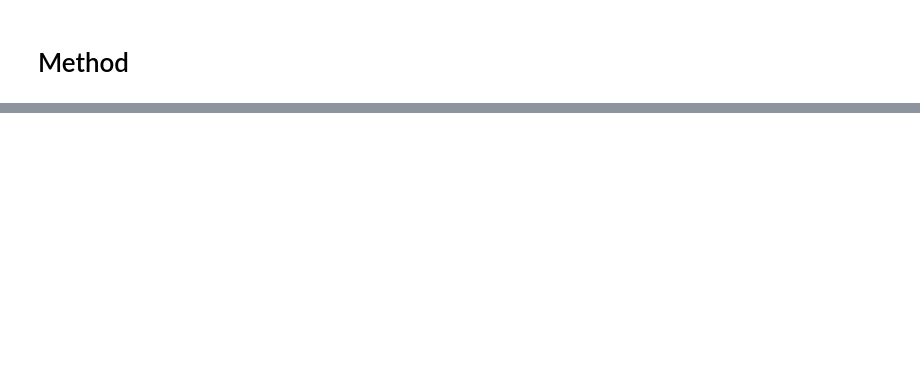
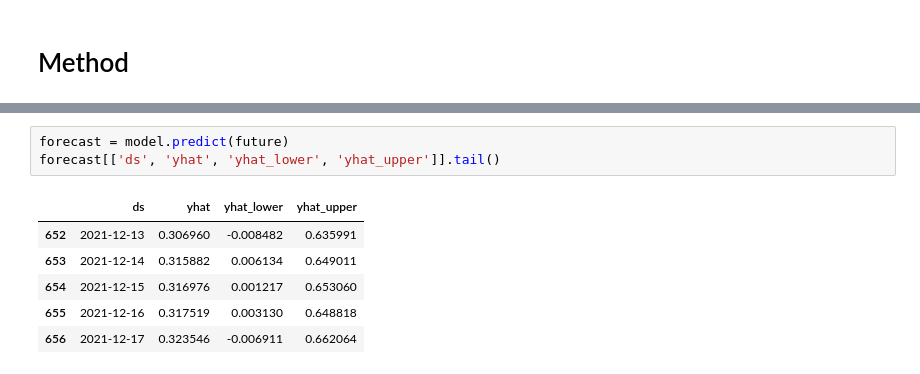
Before and after one commit to ariefahshalihah/jabar-movement-2020, a Jupyter notebook: jabar_movements_2020.ipynb, the cells around one changed output, grey strips where cells are left out. Saved outputs shown, nothing was run; the diff lists cells and outputs as text; blank space fills up the shorter version.

```diff
--- a/jabar_movements_2020.ipynb
+++ b/jabar_movements_2020.ipynb
@@ -144,0 +212,10 @@ Text(0, 0.5, 'Ratio Single Tile Users')
+# %%
+forecast = model.predict(future)
+forecast[['ds', 'yhat', 'yhat_lower', 'yhat_upper']].tail()
+# %% [output]
+|  | ds | yhat | yhat_lower | yhat_upper |
+| 652 | 2021-12-13 | 0.306960 | -0.008482 | 0.635991 |
+| 653 | 2021-12-14 | 0.315882 | 0.006134 | 0.649011 |
+| 654 | 2021-12-15 | 0.316976 | 0.001217 | 0.653060 |
+| 655 | 2021-12-16 | 0.317519 | 0.003130 | 0.648818 |
+| 656 | 2021-12-17 | 0.323546 | -0.006911 | 0.662064 |
```
Also changed, not shown: parts of 13 cells of this notebook.
